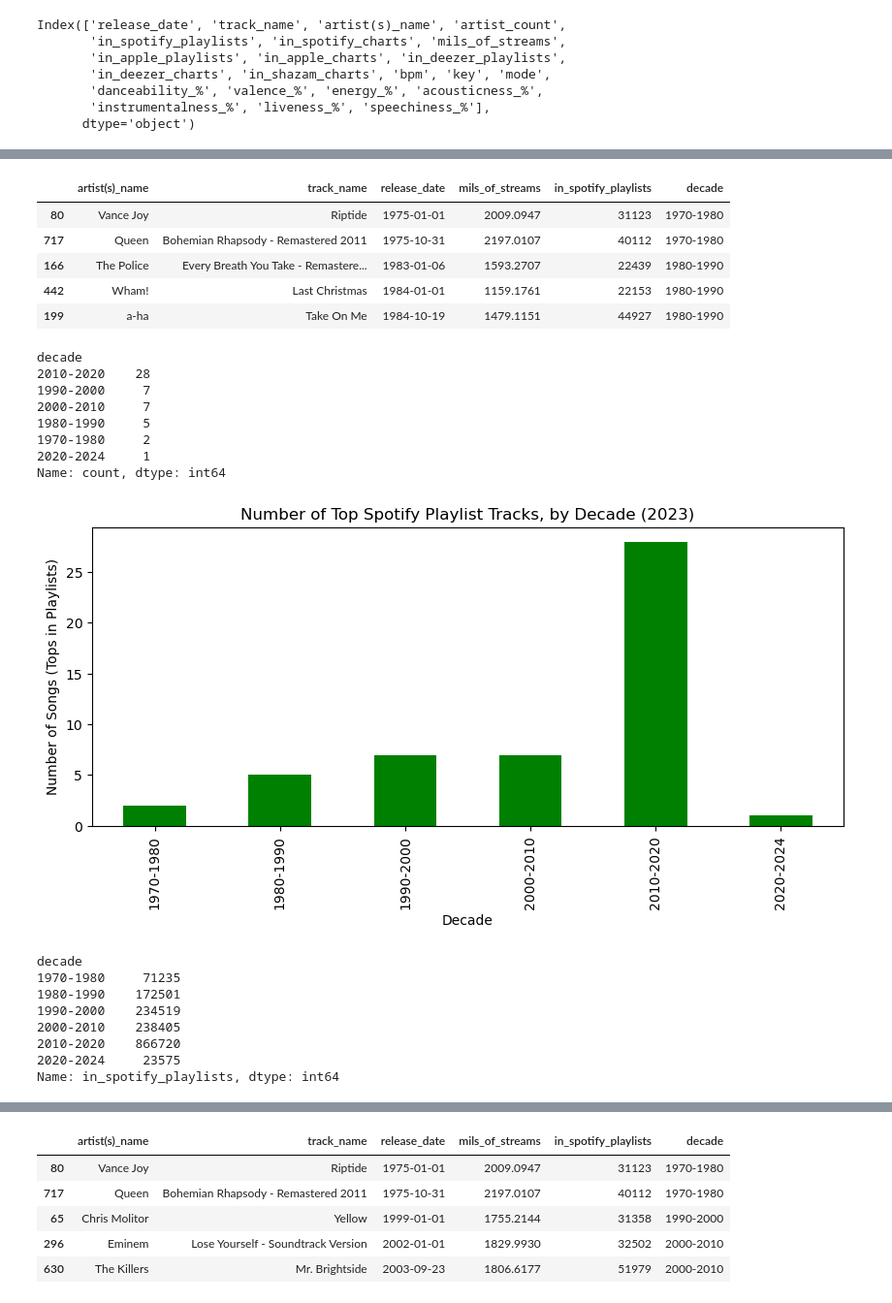
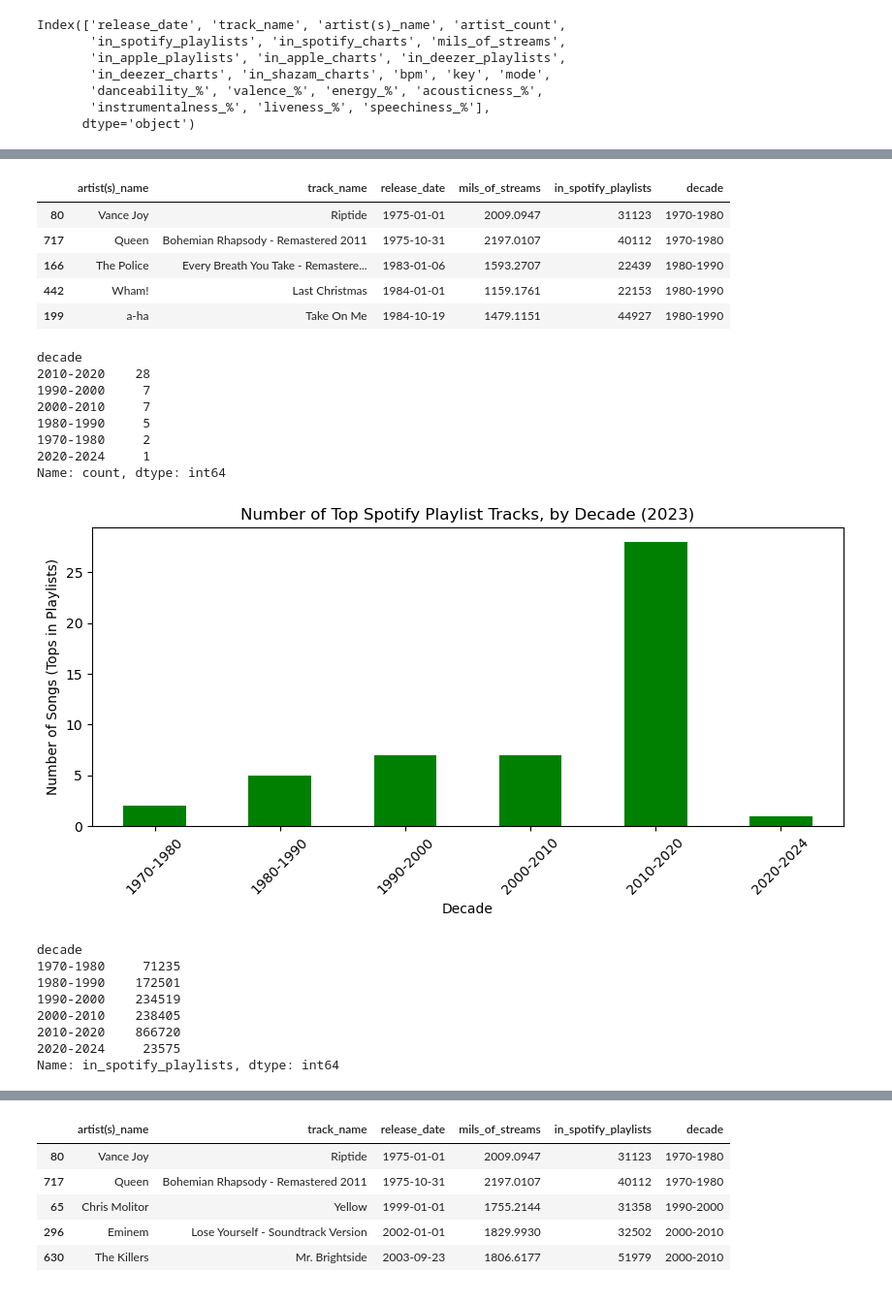
Before and after one commit to willablackmon/spotify_playlist_analysis, a Jupyter notebook: spotify_2023_data.ipynb, the cells around one changed output, grey strips where cells are left out. Shown at 97% size. Drawn from its saved outputs; the diff is of its cells as text; code cells hidden in the pictures.

```diff
--- a/spotify_2023_data.ipynb
+++ b/spotify_2023_data.ipynb
@@ -357,44 +386,3 @@ Index(['release_date', 'track_name', 'artist(s)_name', 'artist_count',
        'danceability_%', 'valence_%', 'energy_%', 'acousticness_%',
        'instrumentalness_%', 'liveness_%', 'speechiness_%'],
       dtype='object')
-# %%
-##########################################################
-#  (Will) Investigate the year(s) of Release of the top Streamed Tracks in Spotify
-#         Investigate the year(s) of Release of the top Tracks Added to Playlists
-##########################################################
-#  The artist/tracks that appeared in the most playlists were different than
-#    those with the most streams.
-#  Qualitative analysis shows that the songs most added to playlists were older than current values.
-#  Plot the top most Streamed Tracks and show the Year They were Released.
-
-
-# Create a smaller DF that includes release_date, artist name, streams, spotify values
-spotify_tracks_date = df_mils[['artist(s)_name', 'track_name', 'release_date',
-                     'mils_of_streams', 'in_spotify_playlists']]  # 'in_spotify_charts'
-
-# Top 50 Tracks by total Streams
-top_streams_dates_df = spotify_tracks_date.sort_values('mils_of_streams', ascending=False).head(50)
-
-# For the top tracks in Streams, what year were they released?
-#  Plot the top most Streamed Tracks and show the Year They were Released.
-display(top_streams_dates_df[['track_name', 'release_date', 'mils_of_streams']].reset_index(drop=True).head(10))
-display(top_streams_dates_df.plot(kind='scatter',
-                title = 'Release Year of Tops Songs Streamed in Spotify (2023)',
-                x='track_name', y='release_date',
-                xlabel='Song', rot=75, # horizontalalignment="center",
-                ylabel='Year Released',
-                color = 'green', figsize=[10,6]))
-
-
-# Top 20 Tracks by total playlists
-top_playlist_dates_df = spotify_tracks_date.sort_values('in_spotify_playlists', ascending=False).head(50)
-
-# For the top tracks in Playlists, what year were they released?
-#  Plot the top Tracks in Playlists and show the Year They were Released.
-display(top_playlist_dates_df[['track_name', 'release_date', 'in_spotify_playlists']].reset_index(drop=True).head(10))
-display(top_playlist_dates_df.plot(kind='scatter',
-                title = 'Release Year of Tops Songs in Spotify Playlists (2023)',
-                x='track_name', y='release_date',
-                xlabel='Song', rot=75, # horizontalalignment="center",
-                ylabel='Year Released',
-                color = 'orange', figsize=[10,6]))
@@ -447,40 +530,40 @@ display(tracks)
 tracks.sort_index().plot(kind='bar',
                 title = 'Number of Top Spotify Playlist Tracks, by Decade (2023)',
                 x= tracks.index, y=tracks.values,
-                xlabel='Decade',
+                xlabel='Decade', rot=45, # horizontalalignment="center",
                 ylabel='Number of Songs (Tops in Playlists)',
                 color = 'green', figsize=[10,4])
 plt.show()
 
 #   2) Summing all of the playlists that each of the Top Tracks were put into gives total
 #        number of playlists these top tracks were included in, by decade
 playlists = top_playlists_df.groupby('decade')['in_spotify_playlists'].sum()
 display(playlists)
 
 playlists.sort_index().plot(kind='bar',
                 title = 'Total Number of Spotify Playlists the Top Songs Were Included In, by Decade (2023)',
                 x= playlists.index, y=playlists.values,
-                xlabel='Decade',
+                xlabel='Decade', rot=45, # horizontalalignment="center",
                 ylabel='Number of Playlist Inclusions',
                 color = 'orange', figsize=[10,4])
 
 plt.show()
 # %% [output]
 |  | artist(s)_name | track_name | release_date | mils_of_streams | in_spotify_playlists | decade |
 | 80 | Vance Joy | Riptide | 1975-01-01 | 2009.0947 | 31123 | 1970-1980 |
 | 717 | Queen | Bohemian Rhapsody - Remastered 2011 | 1975-10-31 | 2197.0107 | 40112 | 1970-1980 |
 | 166 | The Police | Every Breath You Take - Remastere... | 1983-01-06 | 1593.2707 | 22439 | 1980-1990 |
 | 442 | Wham! | Last Christmas | 1984-01-01 | 1159.1761 | 22153 | 1980-1990 |
 | 199 | a-ha | Take On Me | 1984-10-19 | 1479.1151 | 44927 | 1980-1990 |
 decade
 2010-2020    28
 1990-2000     7
 2000-2010     7
 1980-1990     5
 1970-1980     2
 2020-2024     1
 Name: count, dtype: int64
-[figure, old version]
+[figure, new version]
 decade
 1970-1980     71235
 1980-1990    172501
```
Also changed, not shown: parts of 18 cells of this notebook, 24 other files.
